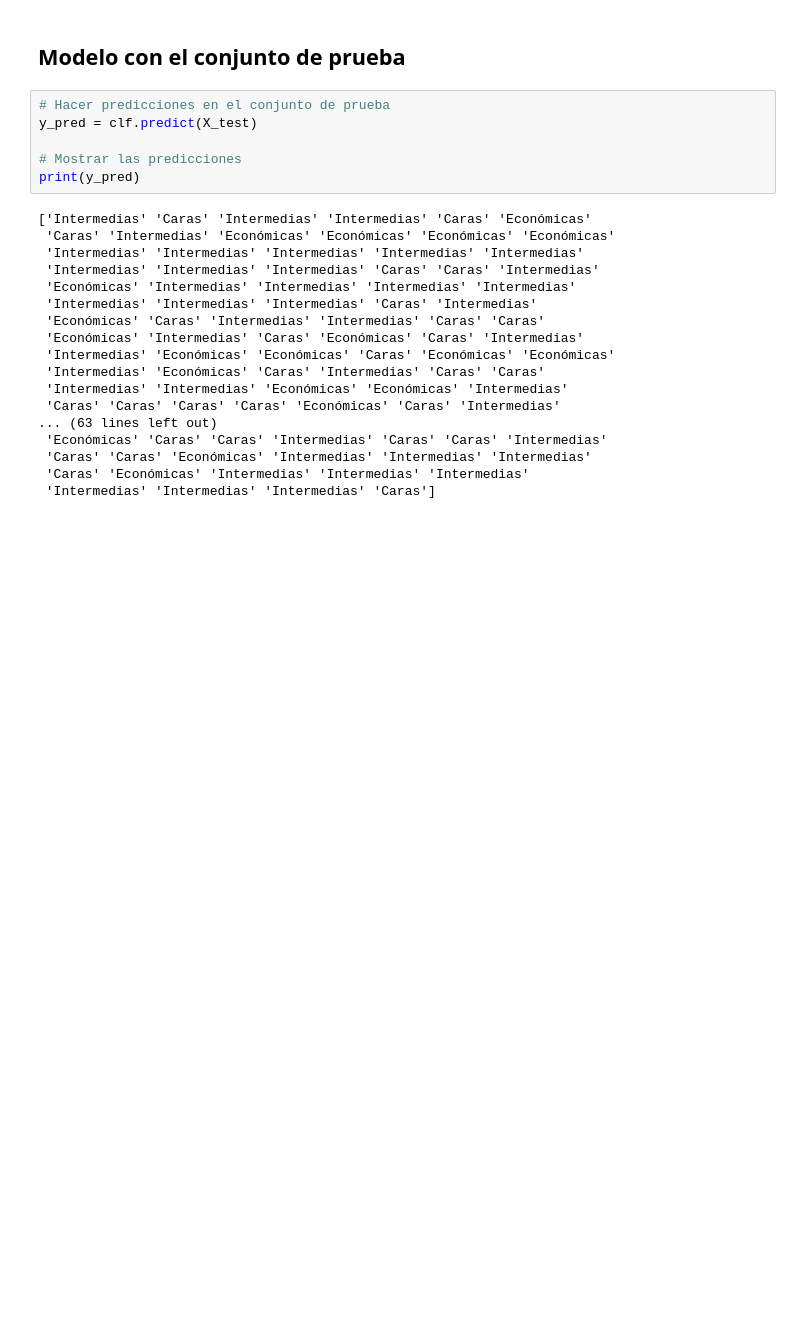
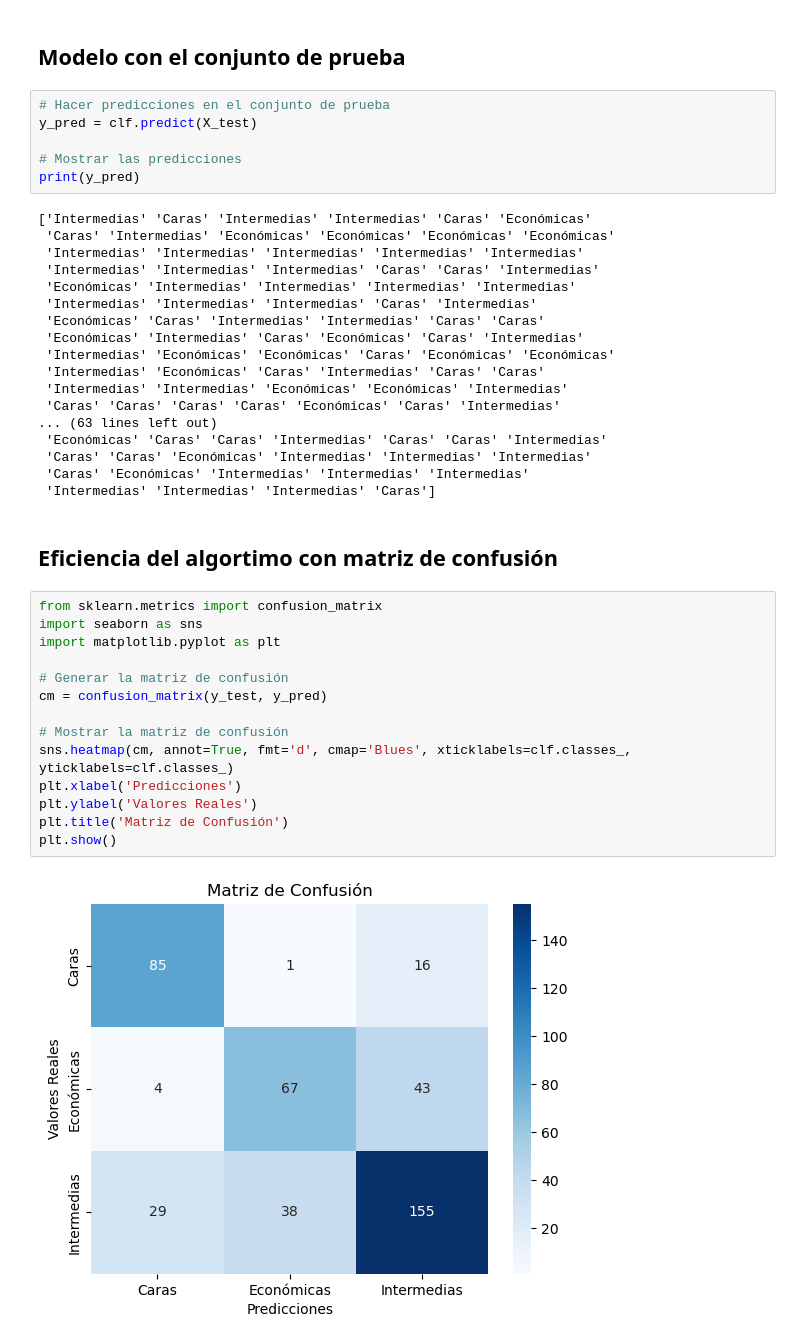
Before and after one commit to OscarEscriba/Proyecto-2-Mineria-de-datos, a Jupyter notebook: Proyecto2entrega1.ipynb, the cells around one changed output. Cells and saved outputs as stored; diff of their text form; blank space fills up the shorter version.

```diff
--- a/Proyecto2entrega1.ipynb
+++ b/Proyecto2entrega1.ipynb
@@ -797,6 +797,24 @@ print(y_pred)
  'Caras' 'Caras' 'Económicas' 'Intermedias' 'Intermedias' 'Intermedias'
  'Caras' 'Económicas' 'Intermedias' 'Intermedias' 'Intermedias'
  'Intermedias' 'Intermedias' 'Intermedias' 'Caras']
+# %% [markdown]
+## Eficiencia del algortimo con matriz de confusión
+# %%
+from sklearn.metrics import confusion_matrix
+import seaborn as sns
+import matplotlib.pyplot as plt
+
+# Generar la matriz de confusión
+cm = confusion_matrix(y_test, y_pred)
+
+# Mostrar la matriz de confusión
+sns.heatmap(cm, annot=True, fmt='d', cmap='Blues', xticklabels=clf.classes_, yticklabels=clf.classes_)
+plt.xlabel('Predicciones')
+plt.ylabel('Valores Reales')
+plt.title('Matriz de Confusión')
+plt.show()
+# %% [output]
+[figure, added]
 # %% [markdown]
 # Interpretación de los Resultados: Evaluación de Modelos de Árbol de Decisión
 
```
Also changed, not shown: parts of 1 cell of this notebook.
